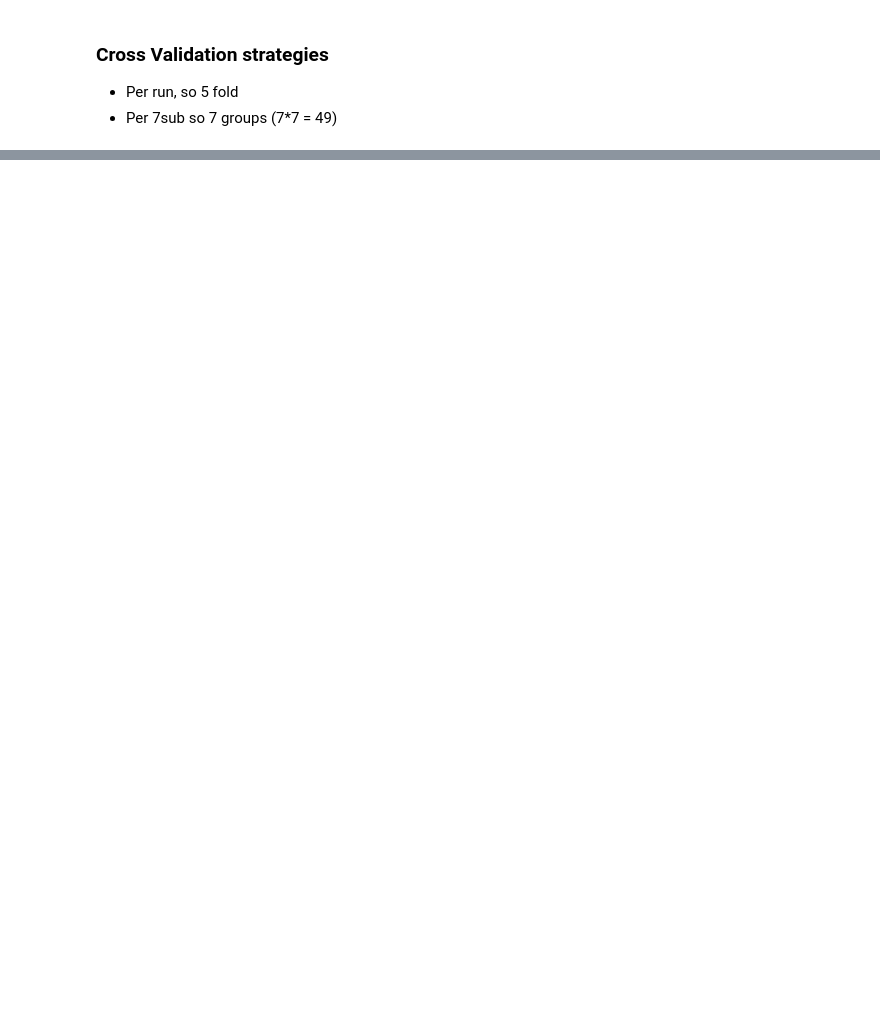
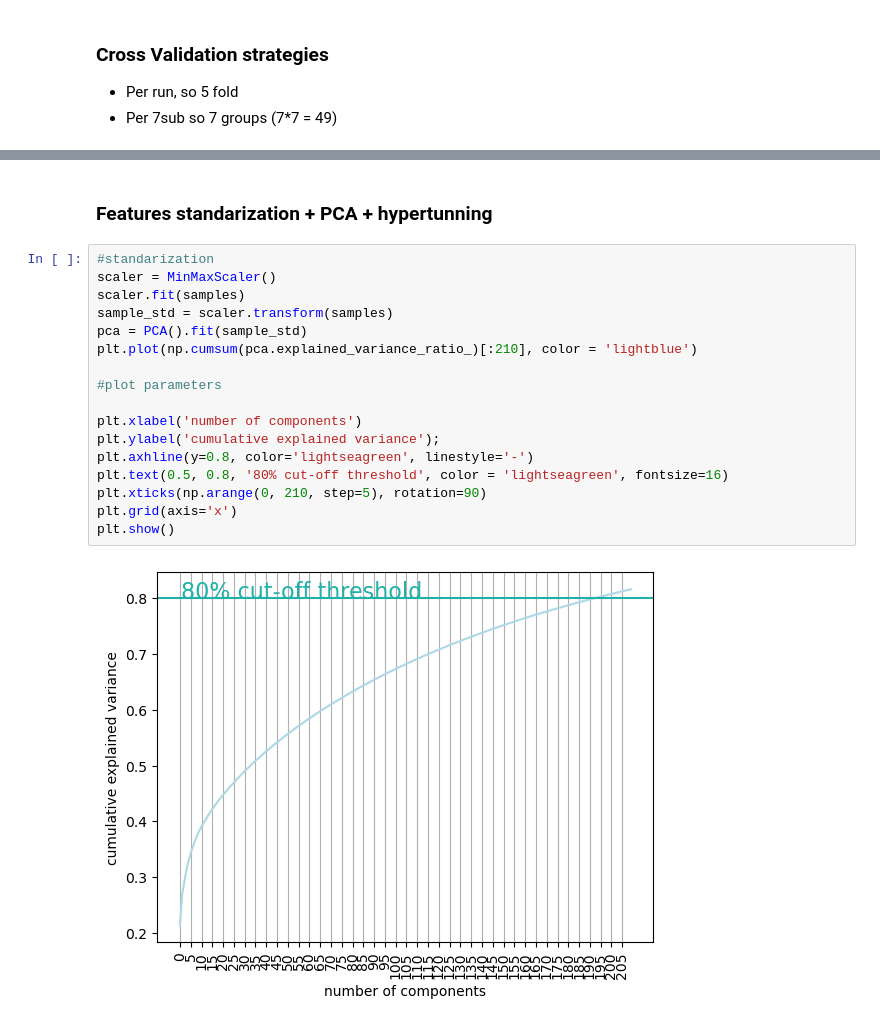
Before and after one commit to Alicia-max/MVPA_fMRI-Analysis, a Jupyter notebook: MVPA.ipynb, the cells around one changed output, grey strips where cells are left out. Saved outputs shown, nothing was run; the diff lists cells and outputs as text; blank space fills up the shorter version.

```diff
--- a/MVPA.ipynb
+++ b/MVPA.ipynb
@@ -224,0 +202,21 @@ __potential possibilities__
+# %% [markdown]
+### Features standarization + PCA + hypertunning
+# %%
+#standarization
+scaler = MinMaxScaler()
+scaler.fit(samples)
+sample_std = scaler.transform(samples)
+pca = PCA().fit(sample_std)
+plt.plot(np.cumsum(pca.explained_variance_ratio_)[:210], color = 'lightblue')
+
+#plot parameters
+
+plt.xlabel('number of components')
+plt.ylabel('cumulative explained variance');
+plt.axhline(y=0.8, color='lightseagreen', linestyle='-')
+plt.text(0.5, 0.8, '80% cut-off threshold', color = 'lightseagreen', fontsize=16)
+plt.xticks(np.arange(0, 210, step=5), rotation=90)
+plt.grid(axis='x')
+plt.show()
+# %% [output]
+[figure, added]
```
Also changed, not shown: parts of 40 cells of this notebook.
